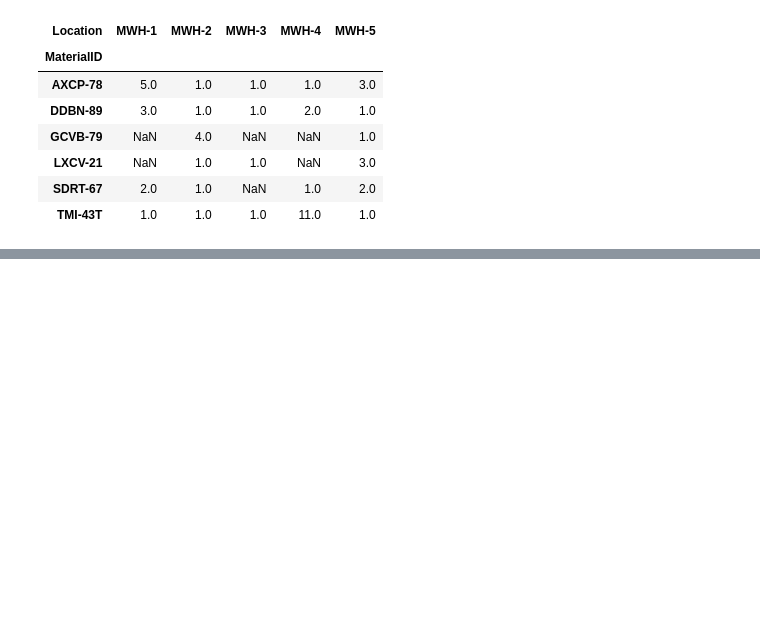
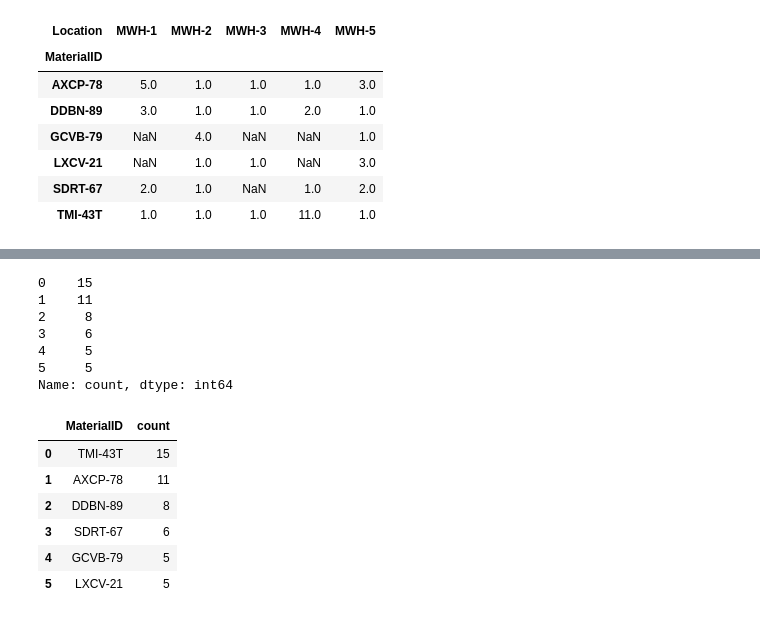
Before and after one commit to Omkar210/Statistics-and-ML, a Jupyter notebook: Day5.ipynb, the cells around one changed output, grey strips where cells are left out. Saved outputs shown, nothing was run; the diff lists cells and outputs as text; code cells hidden in the pictures; blank space fills up the shorter version.

```diff
--- a/Day5.ipynb
+++ b/Day5.ipynb
@@ -290,0 +353,19 @@ proportion = p/q both are discrete ex: number of poeple from maharashtra / total
+# %%
+print(x1.value_counts().reset_index(drop=True))
+df1 = x1.value_counts().reset_index()
+df1
+# %% [output]
+0    15
+1    11
+2     8
+3     6
+4     5
+5     5
+Name: count, dtype: int64
+|  | MaterialID | count |
+| 0 | TMI-43T | 15 |
+| 1 | AXCP-78 | 11 |
+| 2 | DDBN-89 | 8 |
+| 3 | SDRT-67 | 6 |
+| 4 | GCVB-79 | 5 |
+| 5 | LXCV-21 | 5 |
```
Also changed, not shown: parts of 15 cells of this notebook.
